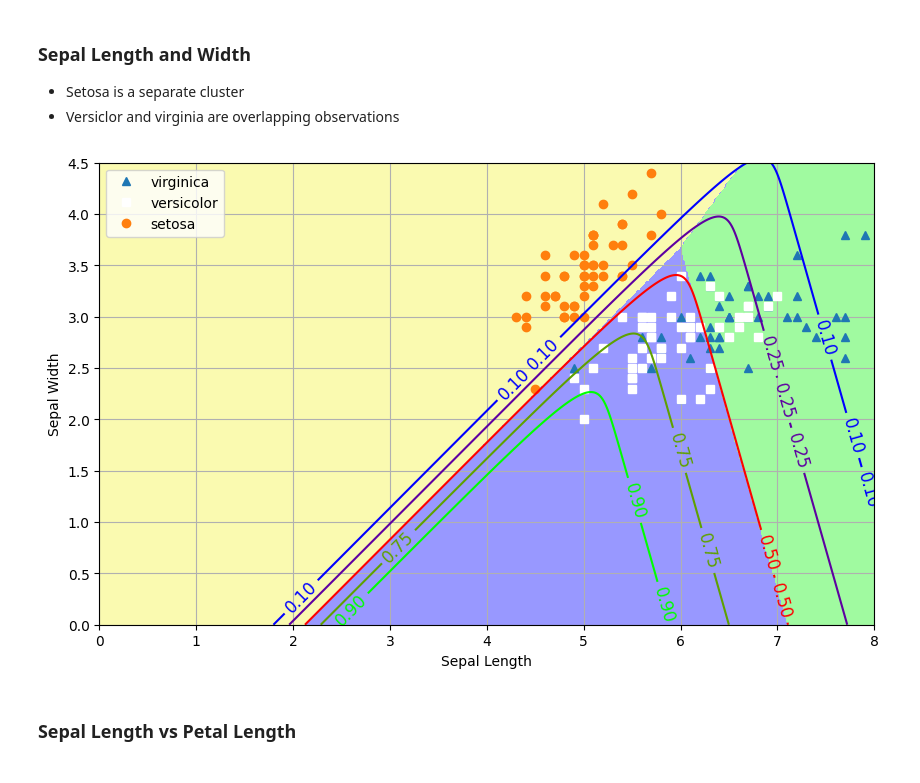
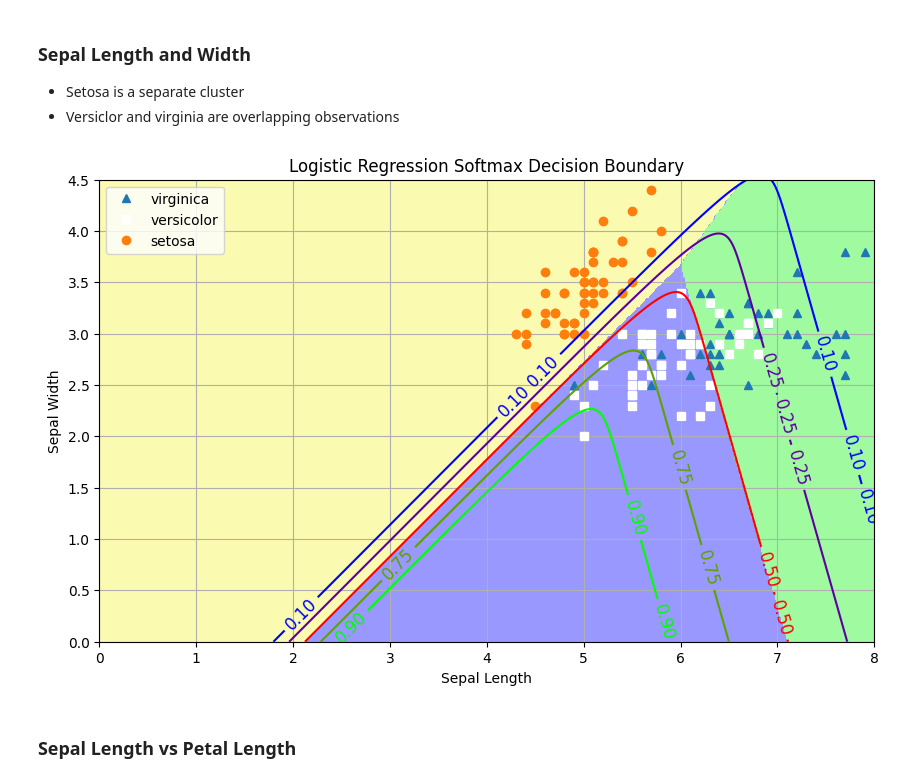
Before and after one commit to opendroid/ml, a Jupyter notebook: regression/logistic/ex10_handson.ipynb, the cells around one changed output. Saved outputs shown, nothing was run; the diff lists cells and outputs as text; code cells hidden in the pictures.

```diff
--- a/regression/logistic/ex10_handson.ipynb
+++ b/regression/logistic/ex10_handson.ipynb
@@ -135,29 +134,30 @@ species = soft_max_model.predict(
 # %%
 
 fig = plt.figure(figsize=(10, 6))
 # Plot scatterplot of x_axis, setosa_sepal_length
 # Show setosa as ^ and versicolor as o
 # Draw scatterplot of setosa_petal_length, setosa_petal_width
 plt.plot(virginica_sepal_length, virginica_sepal_width, '^', label='virginica')
 plt.plot(versicolor_sepal_length,
          versicolor_sepal_width, 'ws', label='versicolor')
 plt.plot(setosa_sepal_length, setosa_sepal_width, 'o', label='setosa')
 
 # Plot the color for each species identified for 500x200=100K points on map
 plt.contourf(x0, x1, species, cmap=custom_cmap)
 # Plot the contour for each species identified for 500x200=100K points on map
 contour = plt.contour(x0, x1, probs, levels=[
                       0.1, 0.25, 0.5, 0.75, 0.9], cmap=plt.cm.brg)
 plt.clabel(contour, inline=1, fontsize=12)
 
 plt.clabel(contour, inline=1, fontsize=12)
 plt.xlabel('Sepal Length')
 plt.ylabel('Sepal Width')
+plt.title('Logistic Regression Softmax Decision Boundary')
 plt.grid(True)
 plt.legend()
 plt.show()
 # %% [output]
-[figure, old version]
+[figure, new version]
 # %% [markdown]
 ### Sepal Length vs Petal Length
 # %%
```
Also changed, not shown: parts of 2 cells of this notebook.
